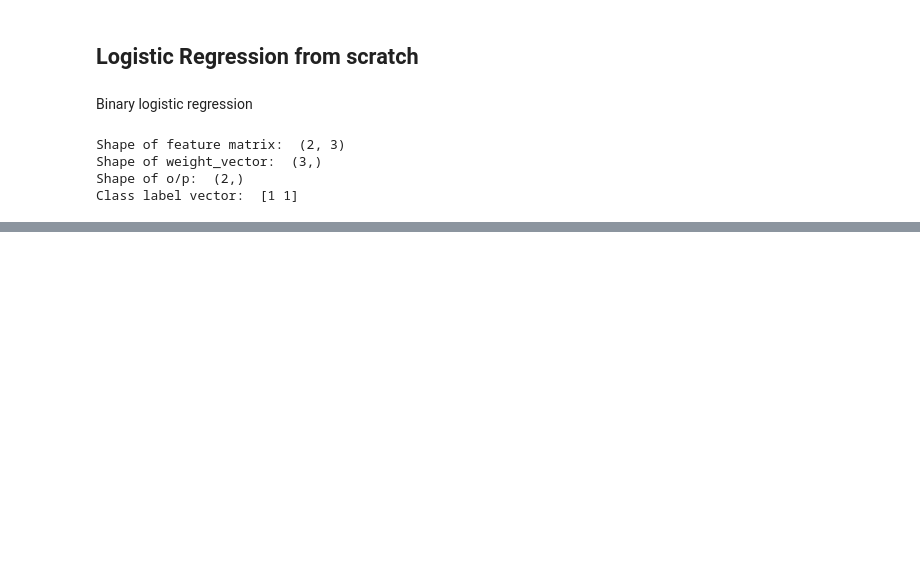
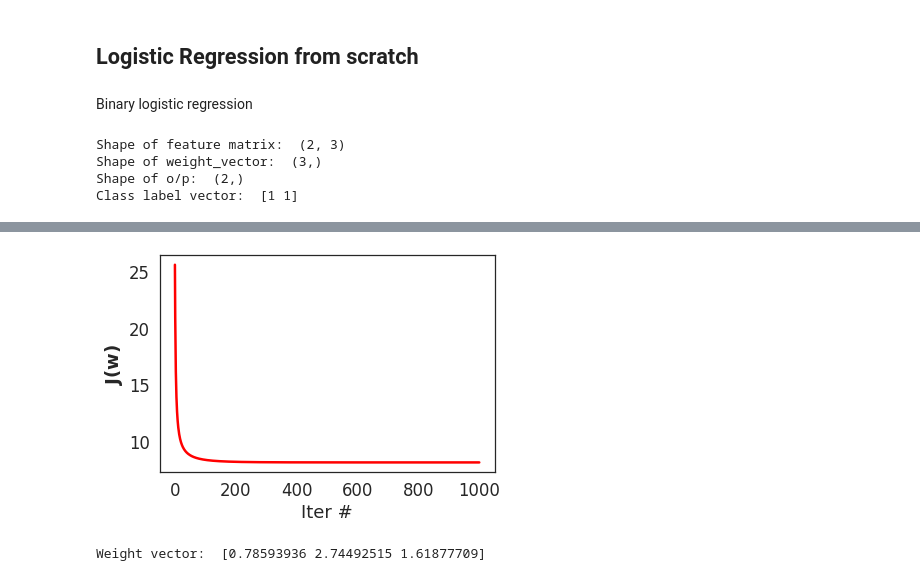
Before and after one commit to sidisha17/TestRepo, a Jupyter notebook: Logistic_Regression.ipynb, the cells around one changed output, grey strips where cells are left out. Saved outputs shown, nothing was run; the diff lists cells and outputs as text; code cells hidden in the pictures; blank space fills up the shorter version.

```diff
--- a/Logistic_Regression.ipynb
+++ b/Logistic_Regression.ipynb
@@ -109,15 +109,15 @@ class Logisticregression(object):
     return 1/(1+np.exp(-z))
 
   def predict(self, X:np.ndarray,threshold:float) ->np.ndarray:
-    return np.where(self.sigmoid(self.linear_combination(X,self.w))>threshold,1,0)    #assign class 1 or 0 based on threshold np.where(activation function)
+    return np.where(self.sigmoid(self.linear_combination(X))>threshold,1,0)    #assign class 1 or 0 based on threshold np.where(activation function)
 
   def loss(self, X:np.ndarray, y:np.ndarray, reg_rate:float)-> np.ndarray:
-    predicted_prob = self.sigmoid(self.linear_combination(X,self.w))   #activation
+    predicted_prob = self.sigmoid(self.linear_combination(X))   #activation
     return (-1 *(np.sum(y*np.log(predicted_prob) + (1-y)* np.log(1-predicted_prob)))
     + reg_rate * np.dot(np.transpose(self.w), self.w))
 
   def calculate_grad(self, X: np.ndarray, y:np.ndarray, reg_rate:float) -> np.ndarray:
-    return np.transpose(X)@(sigmoid(linear_combination(X,self.w)) - y) + reg_rate*self.w
+    return np.transpose(X)@(self.sigmoid(self.linear_combination(X)) - y) + reg_rate*self.w
 
   def weight_update(self, grad: np.ndarray, lr:float)->np.ndarray:
     return (self.w - lr*grad)
@@ -135,0 +224,17 @@ class Logisticregression(object):
+# %%
+#Learning Curve
+
+def plot_learning_curve(err):
+  plt.plot(np.arange(len(err)), err, 'r-')
+  plt.xlabel('Iter #')
+  plt.ylabel('$\mathbf{J(w)}$')
+# %%
+plot_learning_curve(log_reg.err_all)  #loss stored as a member variable
+# %% [output]
+[figure, added]
+# %%
+#weight vector
+
+print("Weight vector: ", log_reg.w)
+# %% [output]
+Weight vector:  [0.78593936 2.74492515 1.61877709]
```
Also changed, not shown: parts of 16 cells of this notebook.
